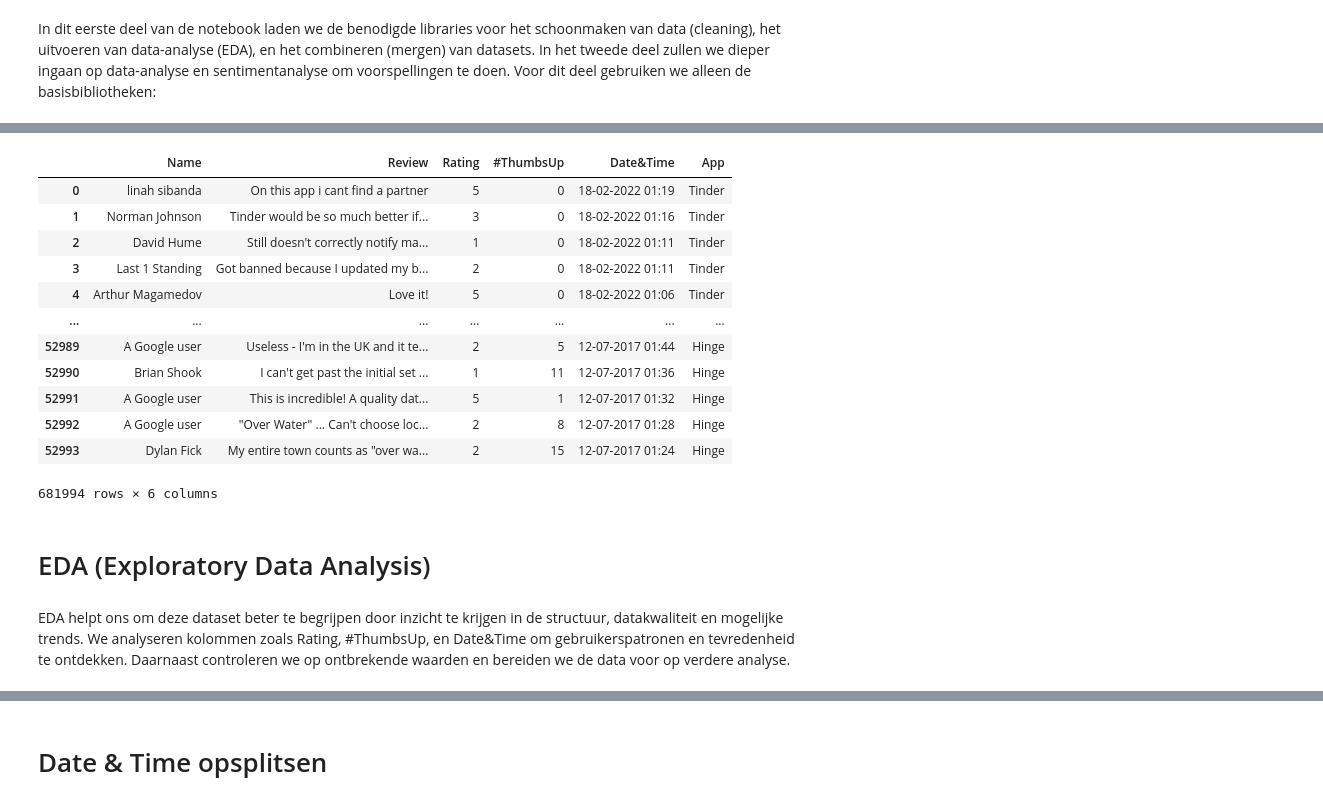
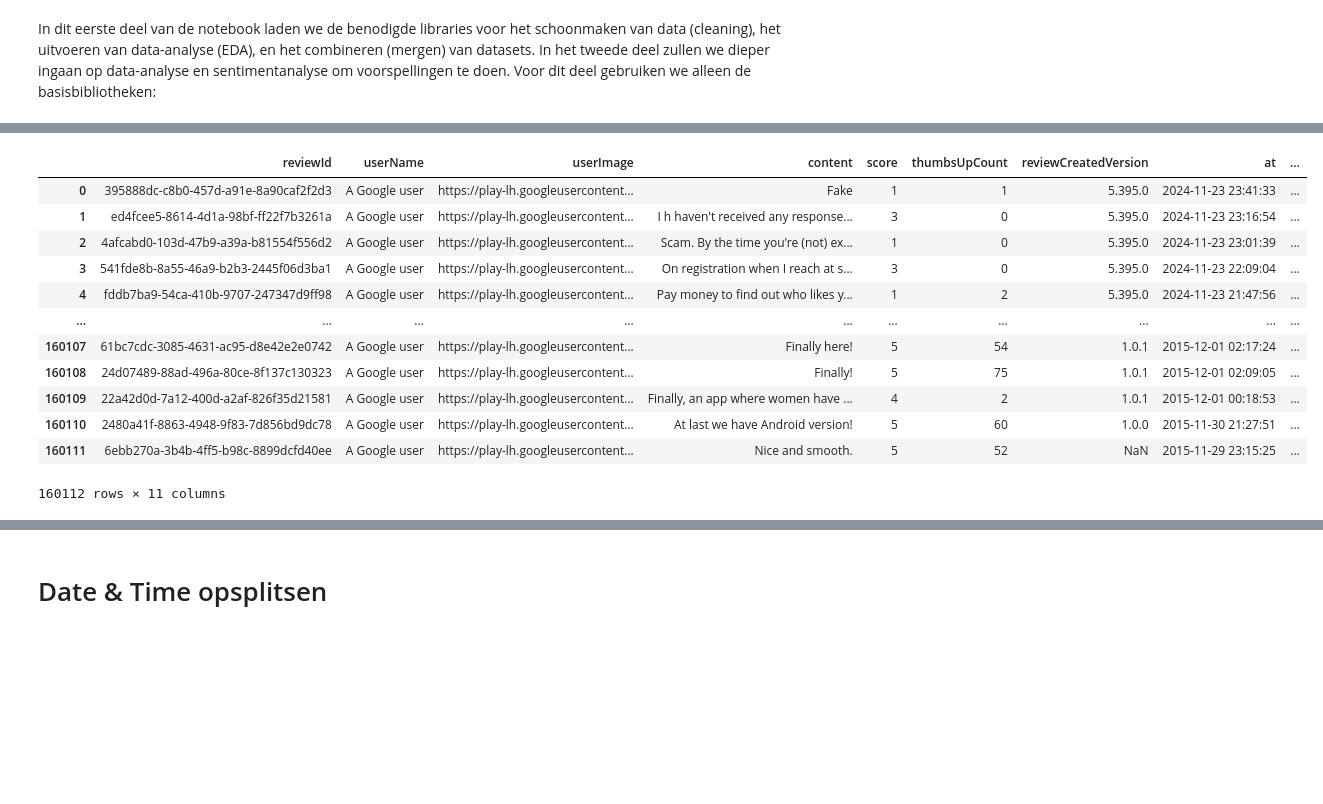
Before and after one commit to kailenroa/NLP-Sentiment-Analysis-Dating-Apps, a Jupyter notebook: #01- NLP Sentiment Analysis Dating Apps (EDA).ipynb, the cells around one changed output, grey strips where cells are left out. Saved outputs shown, nothing was run; the diff lists cells and outputs as text; code cells hidden in the pictures; blank space fills up the shorter version.

```diff
--- a/#01- NLP Sentiment Analysis Dating Apps (EDA).ipynb
+++ b/#01- NLP Sentiment Analysis Dating Apps (EDA).ipynb
@@ -60,22 +88,18 @@ We gaan de eerste dataset laden en daarna beginnen we met het analyseren (EDA) e
 # %%
-# Eerste Dataset 'dating app reviews India 2017-2023' laden
-dating_review= pd.read_csv("C:\\Users\\kaile\\OneDrive\\Documents\\S4\\notebooks\\DatingAppReviewsDataset.csv\\DatingAppReviewsDataset.csv",index_col=0)
-dating_review
+# Dataset laden van 'bumble_reviews'
+bumble_reviews= pd.read_csv("C:\\Users\\kaile\\OneDrive\\Documents\\S4\\notebooks\\bumble app dating\\bumble_google_play_reviews.csv")
+bumble_reviews
 # %% [output]
-|  | Name | Review | Rating | #ThumbsUp | Date&Time | App |
-| 0 | linah sibanda | On this app i cant find a partner | 5 | 0 | 18-02-2022 01:19 | Tinder |
-| 1 | Norman Johnson | Tinder would be so much better if... | 3 | 0 | 18-02-2022 01:16 | Tinder |
-| 2 | David Hume | Still doesn't correctly notify ma... | 1 | 0 | 18-02-2022 01:11 | Tinder |
-| 3 | Last 1 Standing | Got banned because I updated my b... | 2 | 0 | 18-02-2022 01:11 | Tinder |
-| 4 | Arthur Magamedov | Love it! | 5 | 0 | 18-02-2022 01:06 | Tinder |
-| ... | ... | ... | ... | ... | ... | ... |
-| 52989 | A Google user | Useless - I'm in the UK and it te... | 2 | 5 | 12-07-2017 01:44 | Hinge |
-| 52990 | Brian Shook | I can't get past the initial set ... | 1 | 11 | 12-07-2017 01:36 | Hinge |
-| 52991 | A Google user | This is incredible! A quality dat... | 5 | 1 | 12-07-2017 01:32 | Hinge |
-| 52992 | A Google user | "Over Water" ... Can't choose loc... | 2 | 8 | 12-07-2017 01:28 | Hinge |
-| 52993 | Dylan Fick | My entire town counts as "over wa... | 2 | 15 | 12-07-2017 01:24 | Hinge |
+|  | reviewId | userName | userImage | content | score | thumbsUpCount | reviewCreatedVersion | at | ... |
+| 0 | 395888dc-c8b0-457d-a91e-8a90caf2f2d3 | A Google user | https://play-lh.googleusercontent... | Fake | 1 | 1 | 5.395.0 | 2024-11-23 23:41:33 | ... |
+| 1 | ed4fcee5-8614-4d1a-98bf-ff22f7b3261a | A Google user | https://play-lh.googleusercontent... | I h haven't received any response... | 3 | 0 | 5.395.0 | 2024-11-23 23:16:54 | ... |
+| 2 | 4afcabd0-103d-47b9-a39a-b81554f556d2 | A Google user | https://play-lh.googleusercontent... | Scam. By the time you're (not) ex... | 1 | 0 | 5.395.0 | 2024-11-23 23:01:39 | ... |
+| 3 | 541fde8b-8a55-46a9-b2b3-2445f06d3ba1 | A Google user | https://play-lh.googleusercontent... | On registration when I reach at s... | 3 | 0 | 5.395.0 | 2024-11-23 22:09:04 | ... |
+| 4 | fddb7ba9-54ca-410b-9707-247347d9ff98 | A Google user | https://play-lh.googleusercontent... | Pay money to find out who likes y... | 1 | 2 | 5.395.0 | 2024-11-23 21:47:56 | ... |
+| ... | ... | ... | ... | ... | ... | ... | ... | ... | ... |
+| 160107 | 61bc7cdc-3085-4631-ac95-d8e42e2e0742 | A Google user | https://play-lh.googleusercontent... | Finally here! | 5 | 54 | 1.0.1 | 2015-12-01 02:17:24 | ... |
+| 160108 | 24d07489-88ad-496a-80ce-8f137c130323 | A Google user | https://play-lh.googleusercontent... | Finally! | 5 | 75 | 1.0.1 | 2015-12-01 02:09:05 | ... |
+| 160109 | 22a42d0d-7a12-400d-a2af-826f35d21581 | A Google user | https://play-lh.googleusercontent... | Finally, an app where women have ... | 4 | 2 | 1.0.1 | 2015-12-01 00:18:53 | ... |
+| 160110 | 2480a41f-8863-4948-9f83-7d856bd9dc78 | A Google user | https://play-lh.googleusercontent... | At last we have Android version! | 5 | 60 | 1.0.0 | 2015-11-30 21:27:51 | ... |
+| 160111 | 6ebb270a-3b4b-4ff5-b98c-8899dcfd40ee | A Google user | https://play-lh.googleusercontent... | Nice and smooth. | 5 | 52 | NaN | 2015-11-29 23:15:25 | ... |
-681994 rows × 6 columns
+160112 rows × 11 columns
-# %% [markdown]
-# EDA (Exploratory Data Analysis)
-# %% [markdown]
-EDA helpt ons om deze dataset beter te begrijpen door inzicht te krijgen in de structuur, datakwaliteit en mogelijke trends. We analyseren kolommen zoals Rating, #ThumbsUp, en Date&Time om gebruikerspatronen en tevredenheid te ontdekken. Daarnaast controleren we op ontbrekende waarden en bereiden we de data voor op verdere analyse.
```
Also changed, not shown: parts of 196 cells of this notebook.
